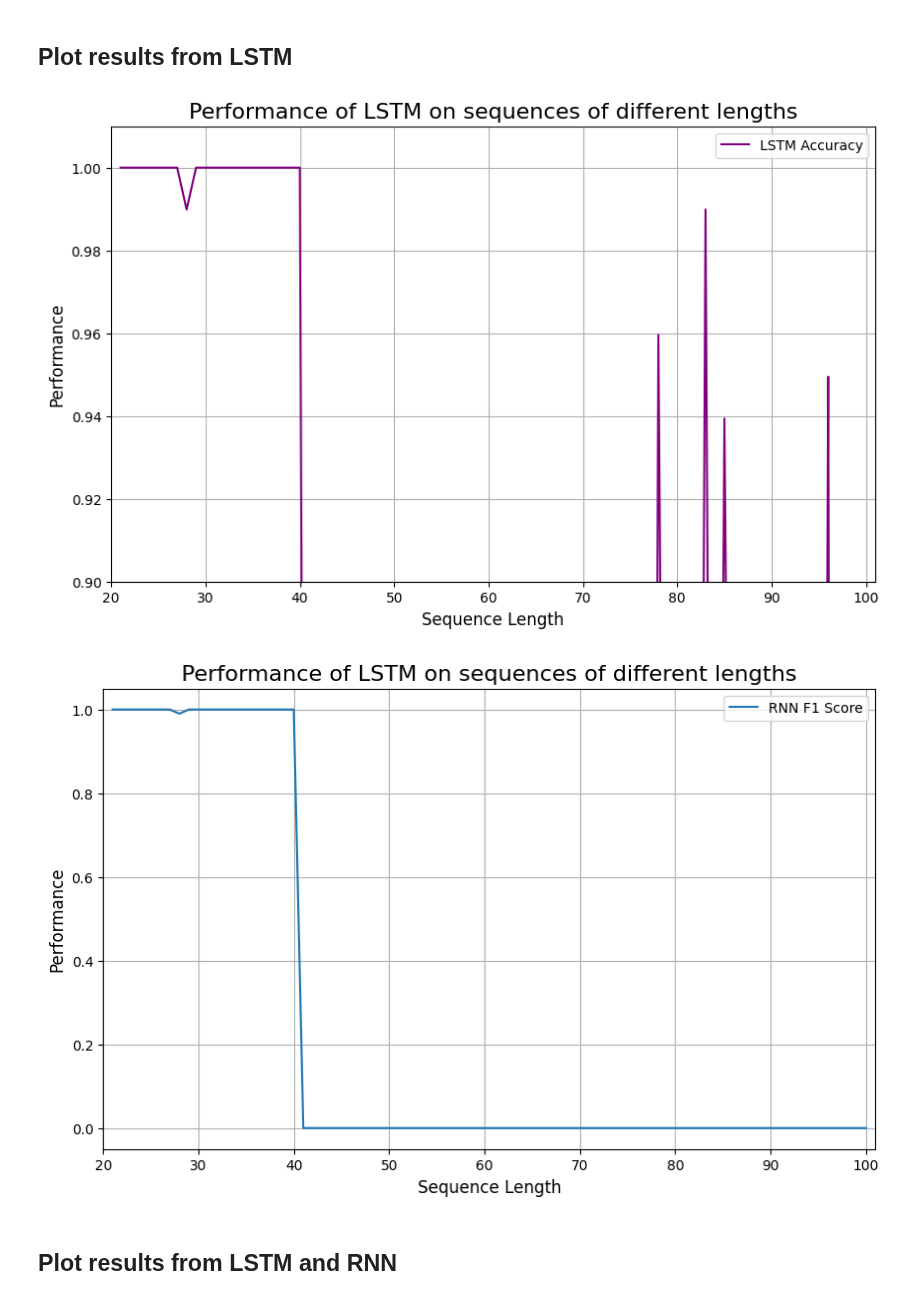
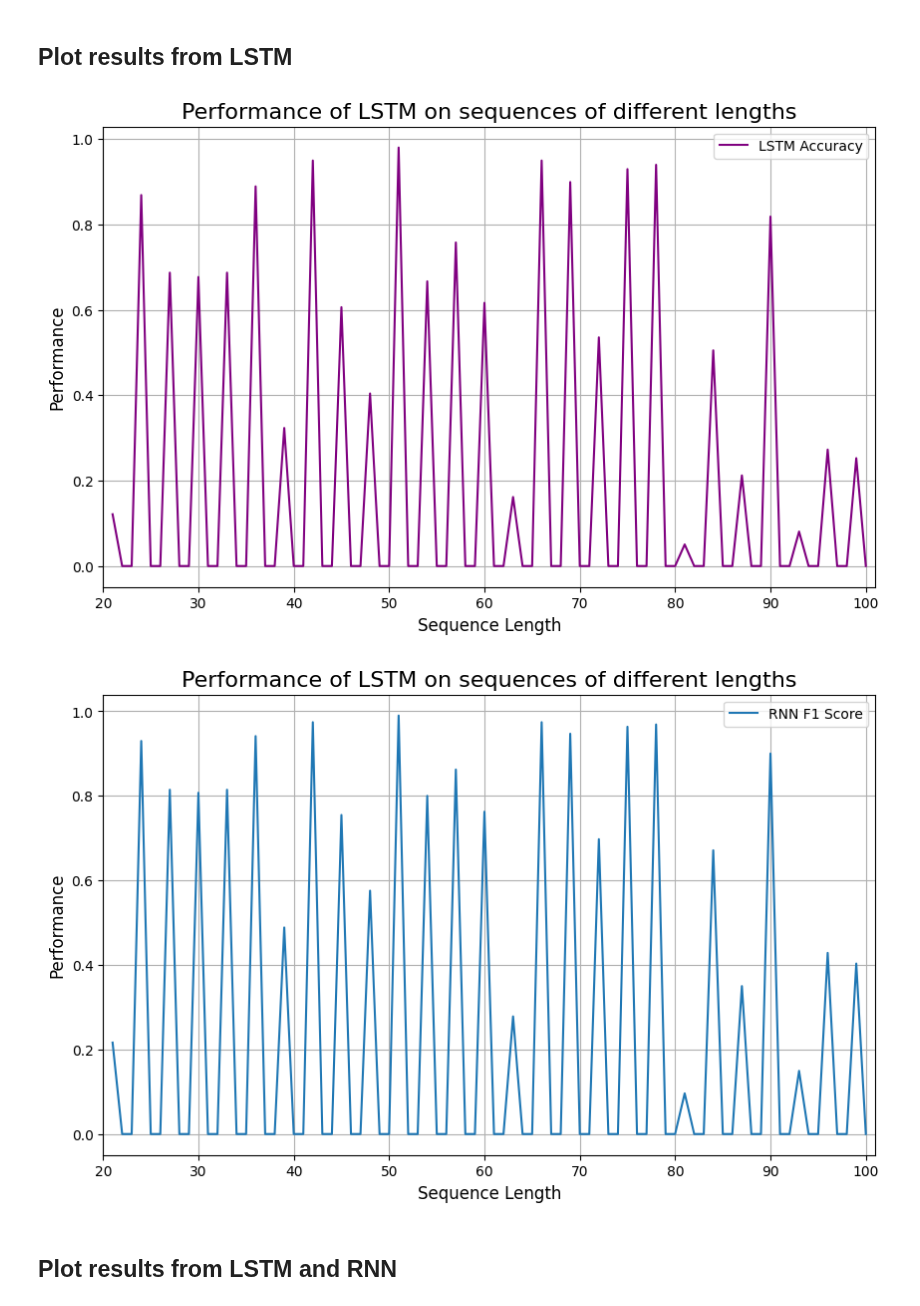
Before and after one commit to hxk874/ADL, a Jupyter notebook: afl3/Dem til afleveringen/lstm_NY.ipynb, the cells around one changed output. Saved outputs shown, nothing was run; the diff lists cells and outputs as text; code cells hidden in the pictures.

```diff
--- a/afl3/Dem til afleveringen/lstm_NY.ipynb
+++ b/afl3/Dem til afleveringen/lstm_NY.ipynb
@@ -98,7 +98,10 @@ class LanguageDataset(Dataset):
         valid_samples_test = []
         for _ in range(int(n*split)):
             if self.length is not None:
-                sequence = self.generate_valid_sequence(self.length//3)
+                if self.length % 3 != 0:
+                    sequence = self.generate_invalid_sequence(self.length) # Don't generate valid sequence if length is not divisible by 3
+                else:
+                    sequence = self.generate_valid_sequence(self.length//3)
 
             else:
                 sequence = self.generate_valid_sequence(np.random.choice(range(min_length//3, max_length//3)))
@@ -294,19 +297,3 @@ def train_model(model, train_loader, val_loader, criterion, optimizer, num_epoch
 train_loader = generate_data(1000, 'train', batch_size=32)
 val_loader = generate_data(100, 'validation', batch_size=32)
 test_loader = generate_data(100, 'test', batch_size=32)
-# %%
-"""# After generating the data loader, split it into train and validation sets
-train_data_loader = generate_data(1, 20, 0.5, 1000, 32)
-
-train_size = int(0.7 * len(train_data_loader.dataset))
-
-# select train_size number of samples for training
-train_data, val_data = random_split(train_data_loader.dataset, [train_size, len(train_data_loader.dataset) - train_size])
-
-test_data = generate_data(21, 100, 0.5, 1000, 32).dataset
-
-# Create separate data loaders for train, validation, and test sets
-train_loader = DataLoader(train_data, batch_size=32, shuffle=True, collate_fn=collate_fn)
-val_loader = DataLoader(val_data, batch_size=32, shuffle=False, collate_fn=collate_fn)
-test_loader = DataLoader(test_data, batch_size=32, shuffle=False, collate_fn=collate_fn)
-"""
@@ -483,16 +458,15 @@ rnn_f1_score_per_length = np.loadtxt('RNN_f1.csv', delimiter=',')
 # %%
 plt.figure(figsize=(10, 6))
 plt.plot(range(21, 101), accuracy_per_length, label='LSTM Accuracy', color='purple')
 plt.xlim(20, 101)
-plt.ylim(0.9, 1.01)
 plt.xlabel('Sequence Length', fontsize=12)
 plt.ylabel('Performance', fontsize=12)
 plt.title('Performance of LSTM on sequences of different lengths', fontsize=16)
 plt.legend()
 plt.grid(True)
 plt.show()
 # %% [output]
-[figure, old version]
+[figure, new version]
 # %%
 plt.figure(figsize=(10, 6))
 plt.plot(range(21, 101), f1_score_per_length, label='RNN F1 Score')
@@ -504,7 +478,7 @@ plt.legend()
 plt.grid(True)
 plt.show()
 # %% [output]
-[figure, old version]
+[figure, new version]
 # %% [markdown]
 ## Plot results from LSTM and RNN
 # %%
```
Also changed, not shown: parts of 9 cells of this notebook, 3 other files.
